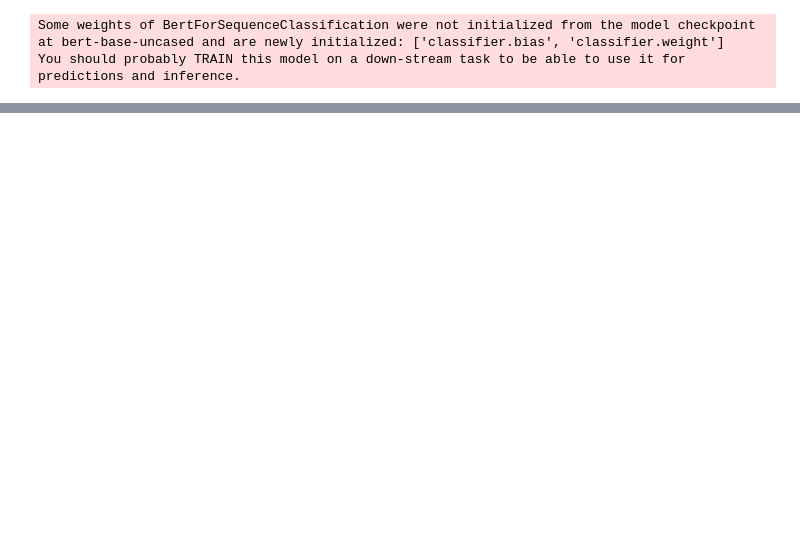
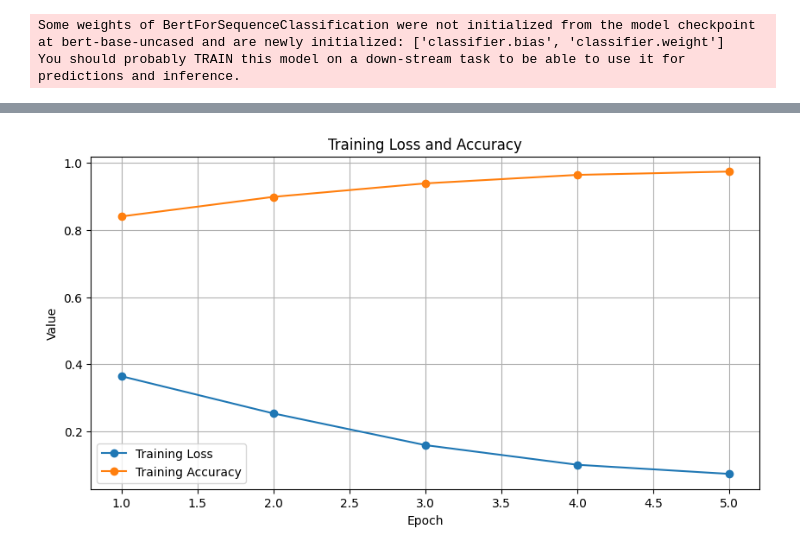
Before and after one commit to Himanshu-Dharma/master-thesis-feature-extraction-and-sentiment-analysis-using-deep-learning, a Jupyter notebook: Thesis_Code.ipynb, the cells around one changed output, grey strips where cells are left out. Saved outputs shown, nothing was run; the diff lists cells and outputs as text; code cells hidden in the pictures; blank space fills up the shorter version.

```diff
--- a/Thesis_Code.ipynb
+++ b/Thesis_Code.ipynb
@@ -1944,11 +1900,23 @@ test_dataloader = DataLoader(test_dataset, batch_size=batch_size, shuffle=False)
 # %% [output]
 Some weights of BertForSequenceClassification were not initialized from the model checkpoint at bert-base-uncased and are newly initialized: ['classifier.bias', 'classifier.weight']
 You should probably TRAIN this model on a down-stream task to be able to use it for predictions and inference.
+# %%
+# Create the train and test datasets and dataloaders
+train_dataset = ReviewDataset(train_df['reviewText'].tolist(), train_df['Target'].tolist(), tokenizer, max_length)
+test_dataset = ReviewDataset(test_df['reviewText'].tolist(), test_df['Target'].tolist(), tokenizer, max_length)
+train_dataloader = DataLoader(train_dataset, batch_size=batch_size, shuffle=True)
+test_dataloader = DataLoader(test_dataset, batch_size=batch_size, shuffle=False)
 # %%
 # Training loop
 model.train()
-for epoch in range(1):  # Number of training epochs
+# List to store training summary
+training_summary = []
+
+for epoch in range(5):  # Number of training epochs
     total_loss = 0
+    total_correct = 0
+    total_samples = 0
+
     for batch in train_dataloader:
         input_ids = batch['input_ids'].to(device)
         attention_mask = batch['attention_mask'].to(device)
@@ -1963,6 +1931,14 @@ for epoch in range(1):  # Number of training epochs
         loss.backward()
         optimizer.step()
 
+        _, predicted = torch.max(outputs.logits, dim=1)
+        total_correct += (predicted == labels).sum().item()
+        total_samples += labels.size(0)
+
     average_loss = total_loss / len(train_dataloader)
-    print(f'Epoch {epoch + 1}/{1}, Loss: {average_loss}')
+    accuracy = total_correct / total_samples
+    print(f'Epoch {epoch + 1}/{10}, Loss: {average_loss}')
+
+    # Save training summary for this epoch
+    training_summary.append({'epoch': epoch + 1, 'loss': average_loss, 'accuracy': accuracy})
 # %% [output]
@@ -1969,0 +1950,3 @@ Epoch 1/1, Loss: 0.14513230733480303
+# %%
+for epoch_summary in training_summary:
+    print(f"Epoch {epoch_summary['epoch']}, Loss: {epoch_summary['loss']}, Accuracy: {epoch_summary['accuracy']}")
@@ -2021,0 +2026,17 @@ y_test = df_combined['Target'].to_numpy()
+# %%
+# Plot accuracy and loss
+epochs = [epoch_summary['epoch'] for epoch_summary in training_summary]
+losses = [epoch_summary['loss'] for epoch_summary in training_summary]
+accuracies = [epoch_summary['accuracy'] for epoch_summary in training_summary]
+
+plt.figure(figsize=(10, 5))
+plt.plot(epochs, losses, label='Training Loss', marker='o')
+plt.plot(epochs, accuracies, label='Training Accuracy', marker='o')
+plt.xlabel('Epoch')
+plt.ylabel('Value')
+plt.title('Training Loss and Accuracy')
+plt.legend()
+plt.grid()
+plt.show()
+# %% [output]
+[figure, added]
```
Also changed, not shown: parts of 45 cells of this notebook.
